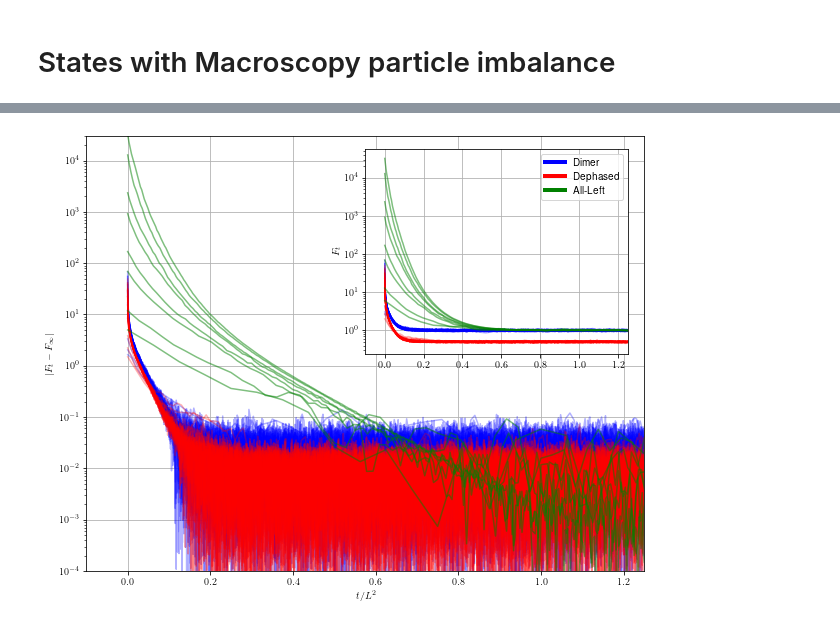
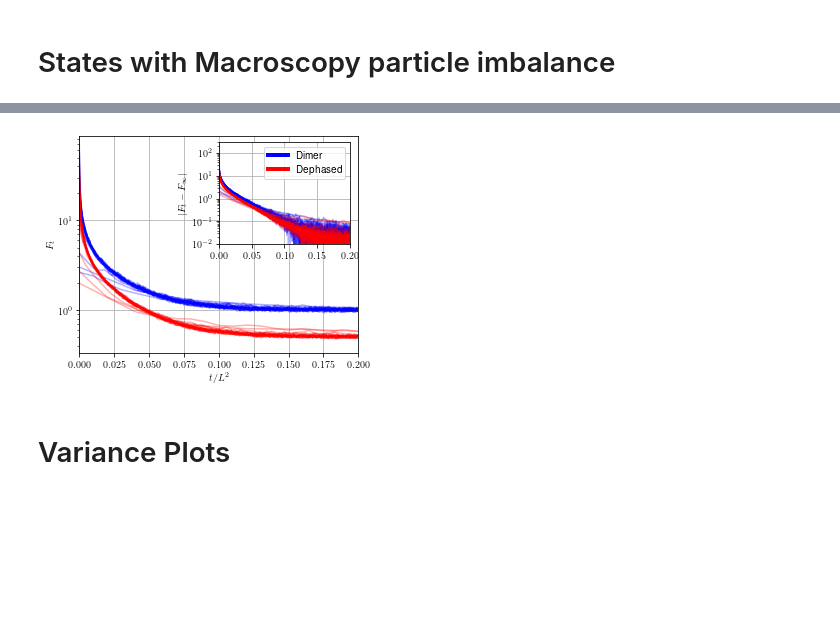
Before and after one commit to Renmusxd/RandomUnitaryLayers, a Jupyter notebook: jupyter/PaperData/PaperPlots.ipynb, the cells around one changed output, grey strips where cells are left out. Drawn from its saved outputs; the diff is of its cells as text; code cells hidden in the pictures; blank space fills up the shorter version.

Commit message:
Add final plots and data

```diff
--- a/jupyter/PaperData/PaperPlots.ipynb
+++ b/jupyter/PaperData/PaperPlots.ipynb
@@ -54,13 +118,13 @@ pyplot.show()
 # %%
-fig, ax = pyplot.subplots(figsize=[10, 8])
+fig, ax = pyplot.subplots(figsize=[5, 4])
 
 for l,pur in zip(dimer_ls, dimer_all_purities):
     ax.plot(numpy.arange(len(pur))/l**2, pur - 1.0, c='blue', alpha=0.3)
 for l,pur in zip(dimer_ls, dimer_all_mixed_purities):
     ax.plot(numpy.arange(len(pur))/l**2, pur - 0.5, c='red', alpha=0.3)
 
-for l, purity in zip(half_filling_left_ls, half_filling_left_purities):
-    ax.plot(numpy.arange(len(purity)) / (l**2), purity - 1.0, c='green', alpha=0.5)
+# for l, purity in zip(half_filling_left_ls, half_filling_left_purities):
+#     ax.plot(numpy.arange(len(purity)) / (l**2), purity - 1.0, c='green', alpha=0.5)
 
 ax.set_ylim([1e-4,3e4])
 ax.set_xlim([-0.1,1.25])
@@ -76,8 +140,8 @@ for l,pur in zip(dimer_ls, dimer_all_purities):
 for l,pur in zip(dimer_ls, dimer_all_mixed_purities):
     axins.plot(numpy.arange(len(pur))/l**2, pur, c='red', alpha=0.3)
 
-for l, purity in zip(half_filling_left_ls, half_filling_left_purities):
-    axins.plot(numpy.arange(len(purity)) / (l**2), purity, c='green', alpha=0.5)
+# for l, purity in zip(half_filling_left_ls, half_filling_left_purities):
+#     axins.plot(numpy.arange(len(purity)) / (l**2), purity, c='green', alpha=0.5)
 
 axins.set_yscale('log')
 axins.set_xlim([-0.1,1.25])
@@ -96,43 +160,49 @@ pyplot.show()
 # %%
-fig, ax = pyplot.subplots(figsize=[10, 8])
+exp = 2
+fig, ax = pyplot.subplots(figsize=[5, 4])
+axins = ax.inset_axes([0.5, 0.5, 0.47, 0.47])
+
+ax, axins = axins, ax
 
 for l,pur in zip(dimer_ls, dimer_all_purities):
-    ax.plot(numpy.arange(len(pur))/l**2, numpy.abs(pur - 1.0), c='blue', alpha=0.3)
+    ax.plot(numpy.arange(len(pur))/l**exp, numpy.abs(pur - 1.0), c='blue', alpha=0.3)
 for l,pur in zip(dimer_ls, dimer_all_mixed_purities):
-    ax.plot(numpy.arange(len(pur))/l**2, numpy.abs(pur - 0.5), c='red', alpha=0.3)
+    ax.plot(numpy.arange(len(pur))/l**exp, numpy.abs(pur - 0.5), c='red', alpha=0.3)
 
-for l, purity in zip(half_filling_left_ls, half_filling_left_purities):
-    ax.plot(numpy.arange(len(purity)) / (l**2), numpy.abs(purity - 1.0), c='green', alpha=0.5)
+# for l, purity in zip(half_filling_left_ls, half_filling_left_purities):
+#     ax.plot(numpy.arange(len(purity)) / (l**2), numpy.abs(purity - 1.0), c='green', alpha=0.5)
 
-ax.set_ylim([1e-4,3e4])
-ax.set_xlim([-0.1,1.25])
-ax.set_xlabel(r'$t/L^2$')
+ax.set_ylim([1e-2,3e2])
+ax.set_xlim([0.0,0.2])
 ax.set_ylabel(r'$\vert F_t - F_\infty \vert$')
 ax.set_yscale('log')
 # pyplot.xscale('log')
 ax.grid()
 
-axins = ax.inset_axes([0.5, 0.5, 0.47, 0.47])
 for l,pur in zip(dimer_ls, dimer_all_purities):
-    axins.plot(numpy.arange(len(pur))/l**2, pur, c='blue', alpha=0.3)
+    axins.plot(numpy.arange(len(pur))/l**exp, pur, c='blue', alpha=0.3)
 for l,pur in zip(dimer_ls, dimer_all_mixed_purities):
-    axins.plot(numpy.arange(len(pur))/l**2, pur, c='red', alpha=0.3)
+    axins.plot(numpy.arange(len(pur))/l**exp, pur, c='red', alpha=0.3)
 
-for l, purity in zip(half_filling_left_ls, half_filling_left_purities):
-    axins.plot(numpy.arange(len(purity)) / (l**2), purity, c='green', alpha=0.5)
+# for l, purity in zip(half_filling_left_ls, half_filling_left_purities):
+#     axins.plot(numpy.arange(len(purity)) / (l**2), purity, c='green', alpha=0.5)
 
 axins.set_yscale('log')
-axins.set_xlim([-0.1,1.25])
+axins.set_xlim([-0.0,0.2])
 axins.set_ylabel(r'$F_t$')
 axins.grid()
 
 
 custom_lines = [Line2D([0], [0], color='blue', lw=4),
-                Line2D([0], [0], color='red', lw=4),
-                Line2D([0], [0], color='green', lw=4)]
-axins.legend(custom_lines, ['Dimer', 'Dephased', 'All-Left'])
+                Line2D([0], [0], color='red', lw=4)]
+                #Line2D([0], [0], color='green', lw=4)]
+ax.legend(custom_lines, ['Dimer', 'Dephased'])#, 'All-Left'])
+
+axins.set_xlabel(r'$t/L^2$')
 
 pyplot.savefig(os.path.join(output_dir, 'fig_2_abs.pdf'))
 pyplot.show()
 # %% [output]
-[figure, old version]
+[figure, new version]
+# %% [markdown]
+# Variance Plots
```
Also changed, not shown: parts of 13 cells of this notebook, 25 other files.
